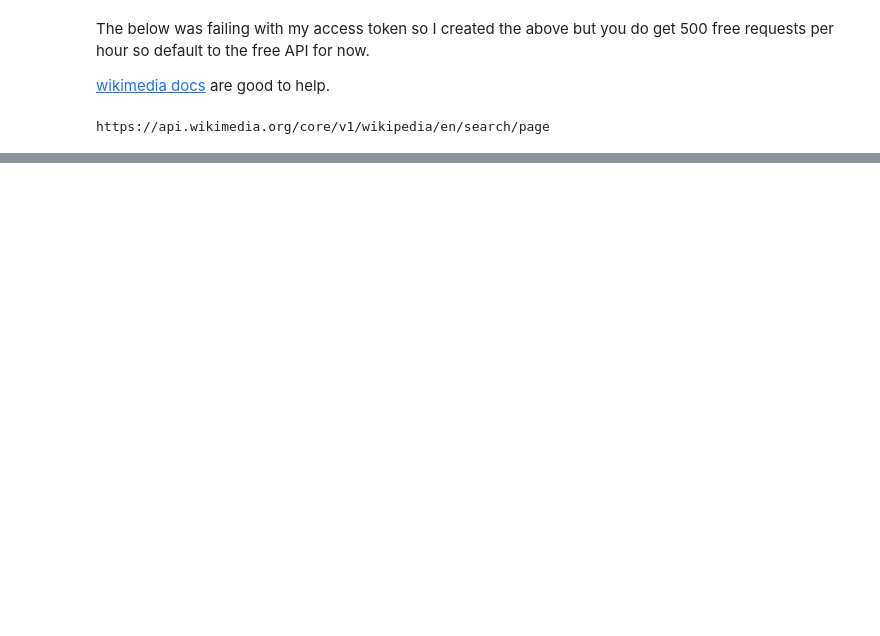
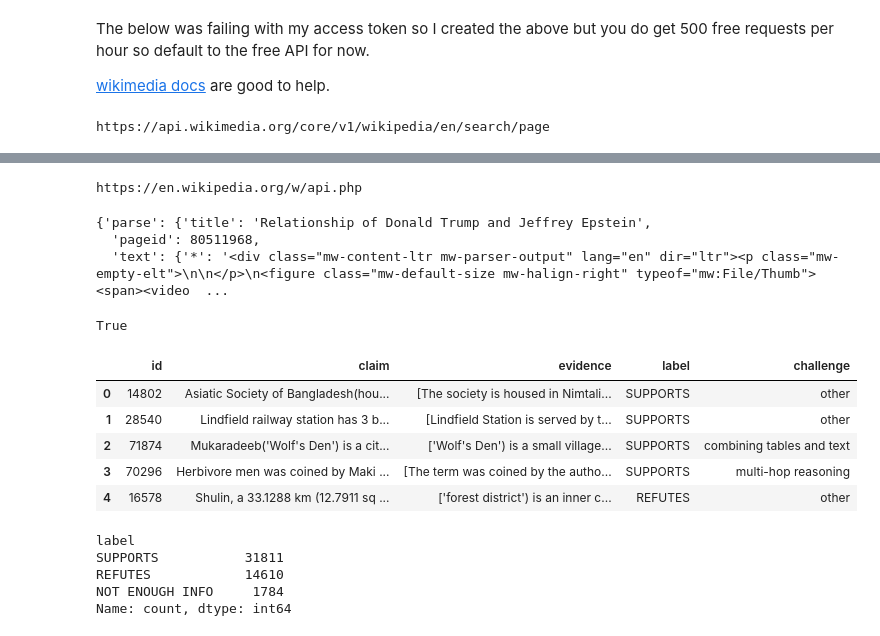
Before and after one commit to ks982579/iu-autonomous-fact-checker, a Jupyter notebook: aieng/rag_system/wikitest.ipynb, the cells around one changed output, grey strips where cells are left out. Drawn from its saved outputs; the diff is of its cells as text; code cells hidden in the pictures; blank space fills up the shorter version.

```diff
--- a/aieng/rag_system/wikitest.ipynb
+++ b/aieng/rag_system/wikitest.ipynb
@@ -106,0 +179,48 @@ response.json()
+# %%
+language_code = 'en'
+headers = {
+    # "Authorization": f"Bearer {access_token.strip()}",
+    "User-Agent": user_agent,
+    "Accept": "*/*",
+}
+
+url = url_builder('https', [language_code], 'wikipedia', 'org', ['w', 'api.php'])
+params = {
+    'action': 'parse',
+    "format": "json",
+    "page": page_path,
+    "prop": "text", # Gets the HTML in { "parse": {"title": ..., "text": { "*": <html> }}}
+}
+
+print(url)
+
+response = requests.get(url, headers=headers, params=params)
+# %% [output]
+https://en.wikipedia.org/w/api.php
+# %%
+response.json()
+# %% [output]
+{'parse': {'title': 'Relationship of Donald Trump and Jeffrey Epstein',
+  'pageid': 80511968,
+  'text': {'*': '<div class="mw-content-ltr mw-parser-output" lang="en" dir="ltr"><p class="mw-empty-elt">\n\n</p>\n<figure class="mw-default-size mw-halign-right" typeof="mw:File/Thumb"><span><video  ...
+# %%
+data_path = Path('../') / 'judge_model' / ".datasets" / "processed" / "fever_train_chunk_0000.parquet"
+print(data_path.exists())
+dft = pd.read_parquet(data_path)
+dft.head(5)
+# %% [output]
+True
+|  | id | claim | evidence | label | challenge |
+| 0 | 14802 | Asiatic Society of Bangladesh(hou... | [The society is housed in Nimtali... | SUPPORTS | other |
+| 1 | 28540 | Lindfield railway station has 3 b... | [Lindfield Station is served by t... | SUPPORTS | other |
+| 2 | 71874 | Mukaradeeb('Wolf's Den') is a cit... | ['Wolf's Den') is a small village... | SUPPORTS | combining tables and text |
+| 3 | 70296 | Herbivore men was coined by Maki ... | [The term was coined by the autho... | SUPPORTS | multi-hop reasoning |
+| 4 | 16578 | Shulin, a 33.1288 km (12.7911 sq ... | ['forest district') is an inner c... | REFUTES | other |
+# %%
+dft['label'].value_counts()
+# %% [output]
+label
+SUPPORTS           31811
+REFUTES            14610
+NOT ENOUGH INFO     1784
+Name: count, dtype: int64
```
Also changed, not shown: parts of 14 cells of this notebook, 20 other files.
